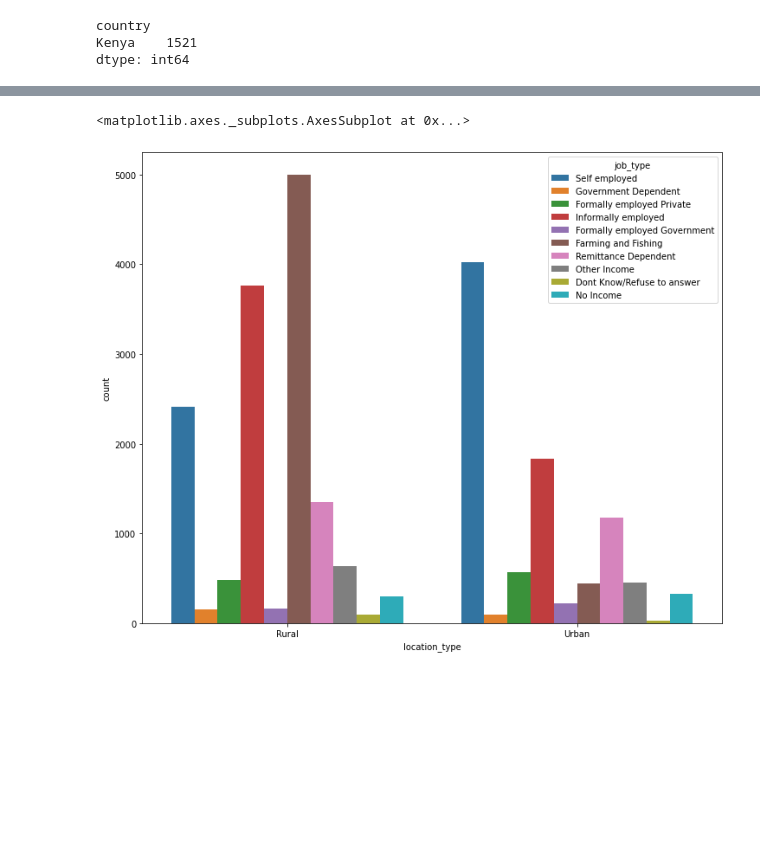
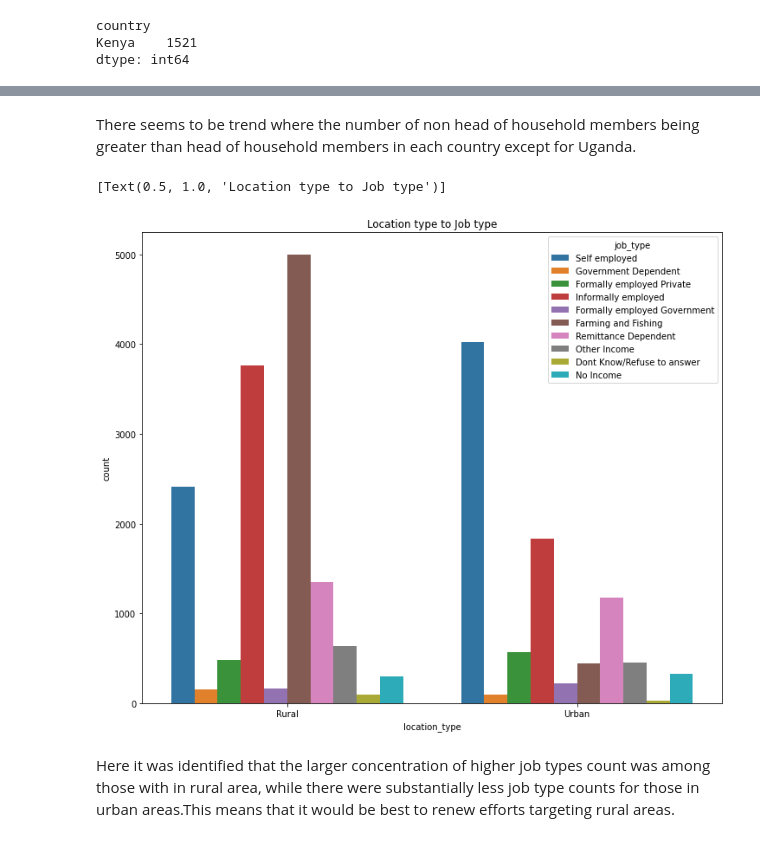
Before and after one commit to KevKil/Brainy-Badgers-Project, a Jupyter notebook: Brainy_Badgers_Financial_Inclusion.ipynb, the cells around one changed output, grey strips where cells are left out. Drawn from its saved outputs; the diff is of its cells as text; code cells hidden in the pictures; blank space fills up the shorter version.

```diff
--- a/Brainy_Badgers_Financial_Inclusion.ipynb
+++ b/Brainy_Badgers_Financial_Inclusion.ipynb
@@ -513,9 +613,13 @@ sns.countplot(x='bank_account', data=df ,hue='job_type' )
+# %% [markdown]
+There seems to be trend where the number of non head of household members being greater than head of household members in each country except for Uganda.
 # %%
-#The sixth visualization will regard:
+#The twelvth visualization will regard:
 #Identification of the employment type and location type, this will determine the areas of interest for analysis.
 #
 plt.figure(figsize=(12,10))
-sns.countplot(x='location_type', data=df ,hue='job_type' )
+sns.countplot(x='location_type', data=df ,hue='job_type' ).set(title='Location type to Job type')
 # %% [output]
-<matplotlib.axes._subplots.AxesSubplot at 0x...>
+[Text(0.5, 1.0, 'Location type to Job type')]
-[figure, old version]
+[figure, new version]
+# %% [markdown]
+Here it was identified that the larger concentration of higher job types count was among those with in rural area, while there were substantially less job type counts for those in urban  areas.This means that it would be best to renew efforts targeting rural areas.
```
Also changed, not shown: parts of 41 cells of this notebook, 3 other files.
